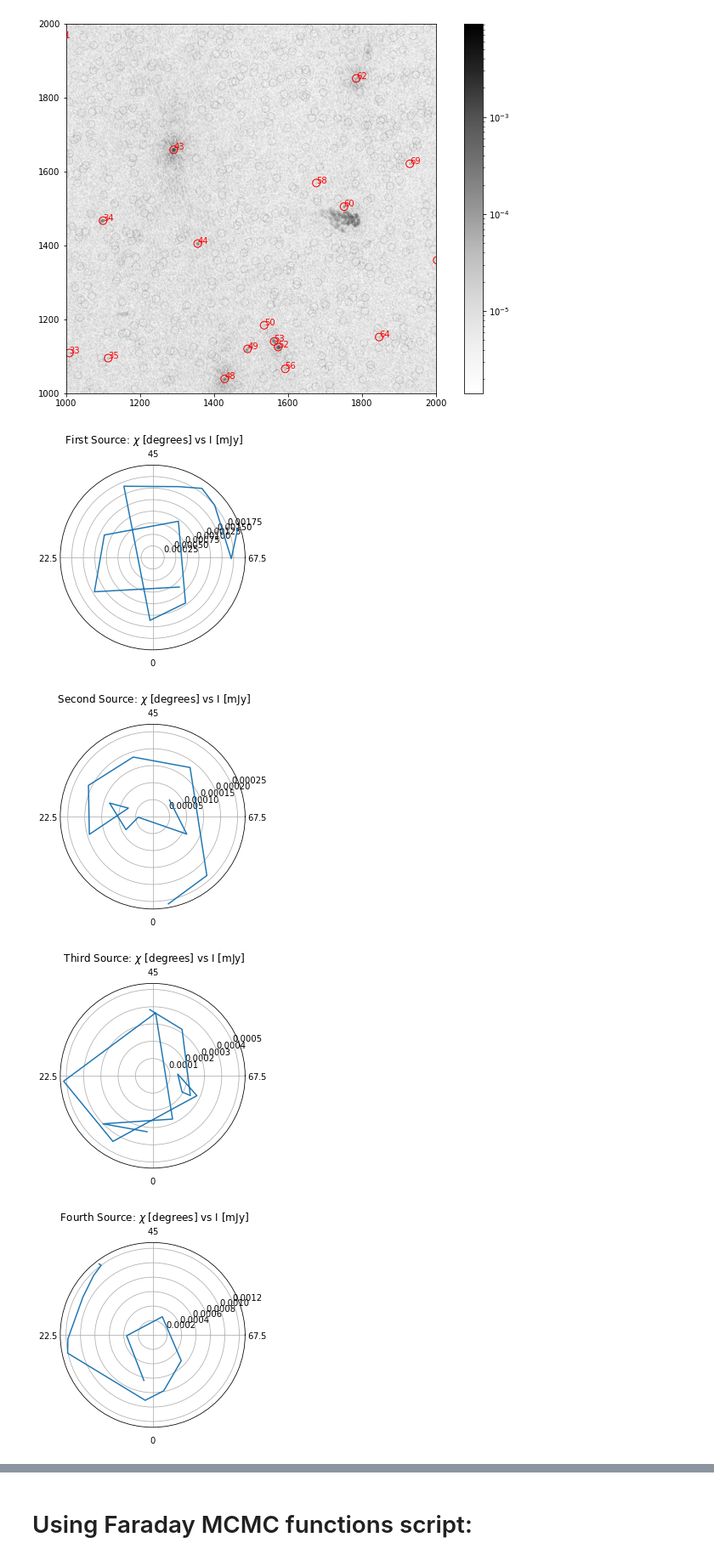
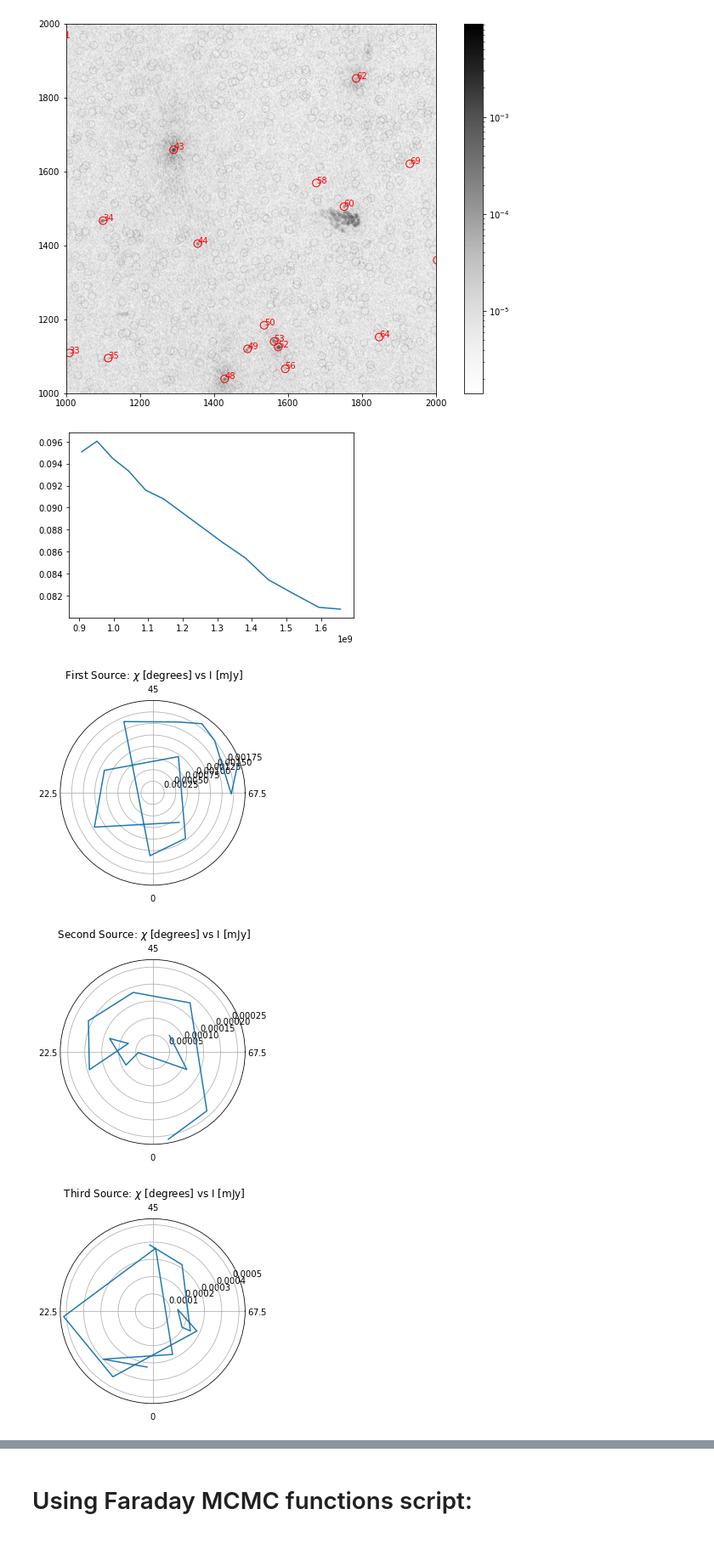
Before and after one commit to Woutmg/Meerkat_FracPol_New, a Jupyter notebook: MCMC_Faradayrotation.ipynb, the cells around one changed output, grey strips where cells are left out. Shown at 85% size. Saved outputs shown, nothing was run; the diff lists cells and outputs as text; code cells hidden in the pictures.

```diff
--- a/MCMC_Faradayrotation.ipynb
+++ b/MCMC_Faradayrotation.ipynb
@@ -71,39 +74,42 @@ plt.show()
 # %% [output]
 [figure]
 # %%
+plt.plot(freqs, I_select[:,43])
+plt.show()
+
 fig, ax = plt.subplots(subplot_kw={'projection': 'polar'})
 ax.plot(4*angles[:,43], linpol[:,43])
 ax.set_xticks(np.pi/180 * np.linspace(270,  0, 4))
 ax.set_xticklabels([r'$0$', r'$22.5$', r'$45$', r'$67.5$'], fontsize=10)
 ax.grid(True)
 ax.set_title(r" First Source: $\chi$ [degrees] vs I [mJy]")
 plt.show()
 
 fig, ax = plt.subplots(subplot_kw={'projection': 'polar'})
 ax.plot(4*angles[:,44], linpol[:,44])
 ax.set_xticks(np.pi/180 * np.linspace(270,  0, 4))
 ax.set_xticklabels([r'$0$', r'$22.5$', r'$45$', r'$67.5$'], fontsize=10)
 ax.grid(True)
 ax.set_title(r" Second Source: $\chi$ [degrees] vs I [mJy]")
 plt.show()
 
 fig, ax = plt.subplots(subplot_kw={'projection': 'polar'})
 ax.plot(4*angles[:,53], linpol[:,53])
 ax.set_xticks(np.pi/180 * np.linspace(270,  0, 4))
 ax.set_xticklabels([r'$0$', r'$22.5$', r'$45$', r'$67.5$'], fontsize=10)
 ax.grid(True)
 ax.set_title(r" Third Source: $\chi$ [degrees] vs I [mJy]")
 plt.show()
 
 fig, ax = plt.subplots(subplot_kw={'projection': 'polar'})
 ax.plot(4*angles[:,52], linpol[:,52])
 ax.set_xticks(np.pi/180 * np.linspace(270,  0, 4))
 ax.set_xticklabels([r'$0$', r'$22.5$', r'$45$', r'$67.5$'], fontsize=10)
 ax.grid(True)
 ax.set_title(r" Fourth Source: $\chi$ [degrees] vs I [mJy]")
 plt.show()
 # %% [output]
-[figure, old version]
+[figure, new version]
-[figure, old version]
+[figure, new version]
-[figure, old version]
+[figure, new version]
-[figure, old version]
+[figure, new version]
```
Also changed, not shown: parts of 7 cells of this notebook, 2 other files.
